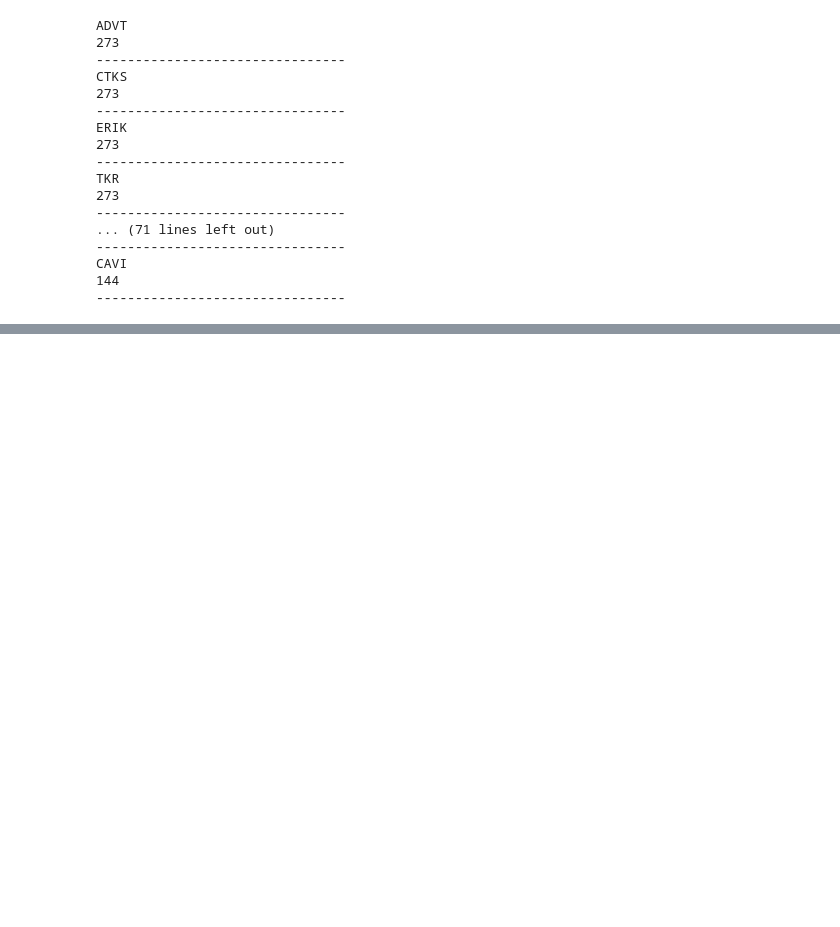
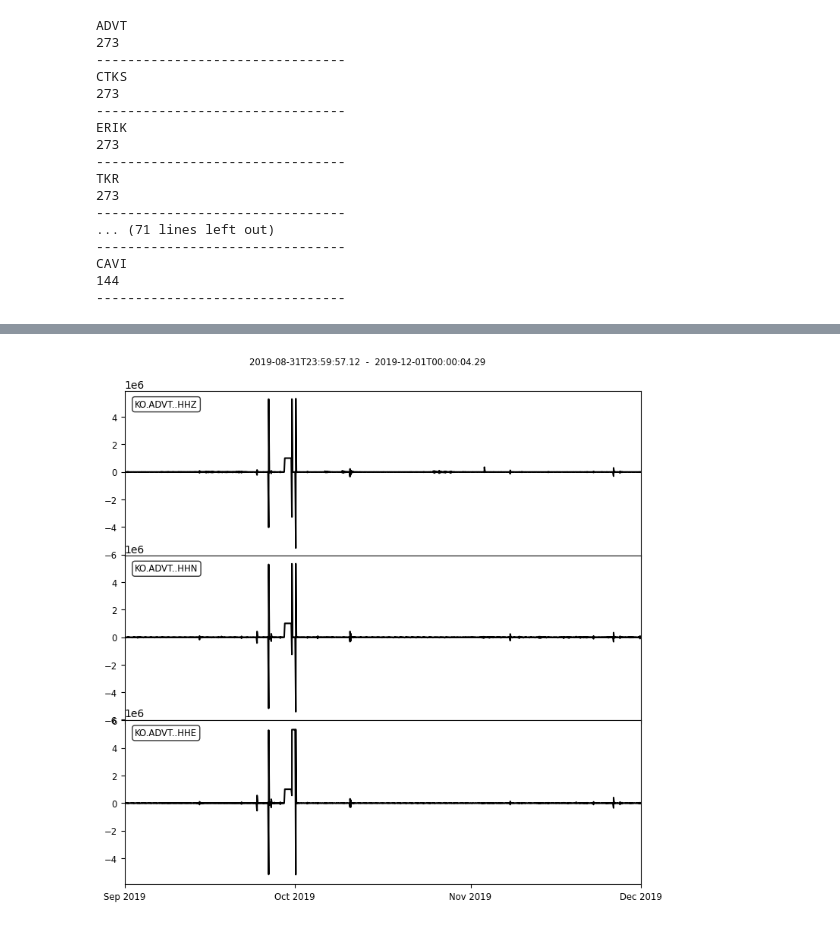
Before and after one commit to onurefe/recovar, a Jupyter notebook: reproducibility/Process Continuous Data.ipynb, the cells around one changed output, grey strips where cells are left out. Cells and saved outputs as stored; diff of their text form; code cells hidden in the pictures; blank space fills up the shorter version.

Commit message:
Added: Processes station directory full of mseed files, like in SILIVRI dataset.

```diff
--- a/reproducibility/Process Continuous Data.ipynb
+++ b/reproducibility/Process Continuous Data.ipynb
@@ -56,0 +87,2 @@ CAVI
+# %%
+advt_st = obspy.read("/home/boxx/Public/earthquake_model_evaluations/data/SilivriPaper_2019-09-01__2019-11-30/prepared_waveforms/day_by_day/ADVT/*.mseed")
@@ -56,0 +108,4 @@ CAVI
+# %%
+advt_st.plot();
+# %% [output]
+[figure, added]
```
Also changed, not shown: parts of 10 cells of this notebook, 1 other file.
